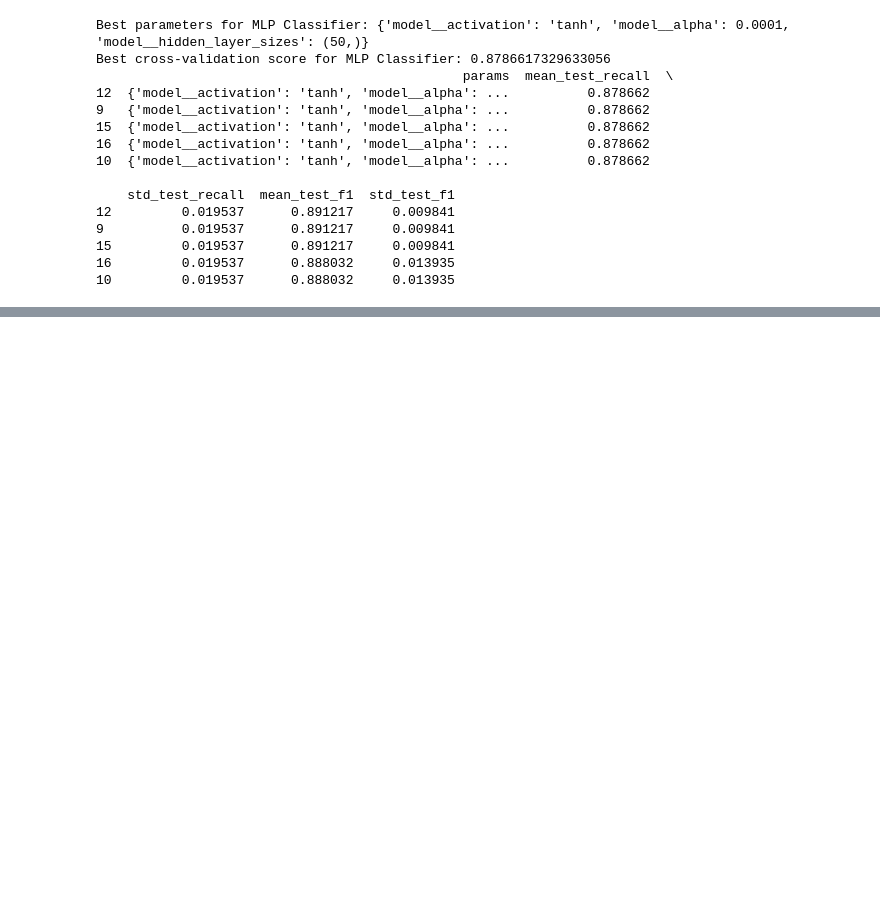
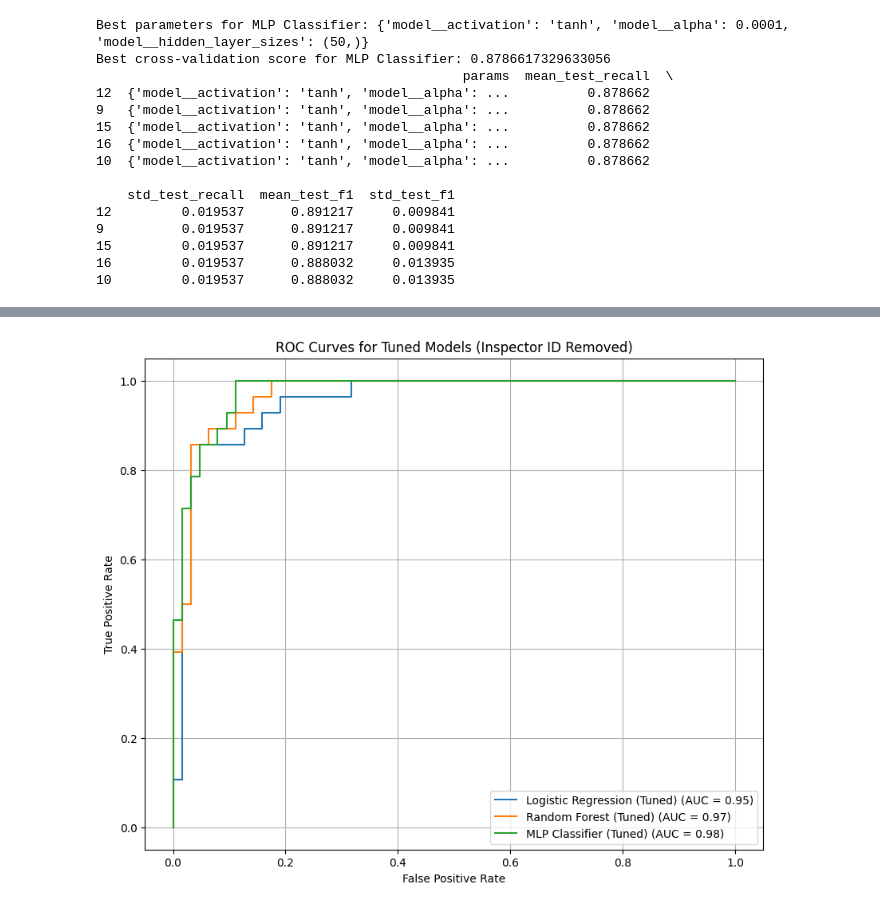
Before and after one commit to getrudechepkemoi00-ship-it/Machine-Learning-Assignment, a Jupyter notebook: 3549112_Assignment.ipynb, the cells around one changed output, grey strips where cells are left out. Saved outputs shown, nothing was run; the diff lists cells and outputs as text; code cells hidden in the pictures; blank space fills up the shorter version.

```diff
--- a/3549112_Assignment.ipynb
+++ b/3549112_Assignment.ipynb
@@ -520,3 +520,21 @@ Best cross-validation score for MLP Classifier: 0.8786617329633056
 15         0.019537      0.891217     0.009841
 16         0.019537      0.888032     0.013935
 10         0.019537      0.888032     0.013935
+# %%
+print("\n--- Evaluating Best Tuned Models (Inspector ID Removed) ---")
+
+tuned_models = {
+    "Logistic Regression (Tuned)": grid_search_logreg.best_estimator_,
+    "Random Forest (Tuned)": grid_search_rf.best_estimator_,
+    "MLP Classifier (Tuned)": grid_search_mlp.best_estimator_
+}
+
+for model_name, model_pipeline in tuned_models.items():
+    print(f"\n--- Evaluating {model_name} ---")
+    y_pred = model_pipeline.predict(x_test_transform)
+
+    print("Classification Report:")
+    print(classification_report(y_test, y_pred))
+
+    print("Confusion Matrix:")
+    print(confusion_matrix(y_test, y_pred))
@@ -522,0 +559,23 @@ Best cross-validation score for MLP Classifier: 0.8786617329633056
+# %%
+plt.figure(figsize=(10, 8))
+
+# Loop through tuned models
+for model_name, model_pipeline in tuned_models.items():
+    # Get probability predictions for the positive class
+    y_pred_proba = model_pipeline.predict_proba(x_test_transform)[:, 1]
+
+    # Calculate ROC curve
+    fpr, tpr, _ = roc_curve(y_test, y_pred_proba)
+    roc_auc = auc(fpr, tpr)
+
+    # Plot ROC curve
+    plt.plot(fpr, tpr, label=f'{model_name} (AUC = {roc_auc:.2f})')
+
+plt.xlabel('False Positive Rate')
+plt.ylabel('True Positive Rate')
+plt.title('ROC Curves for Tuned Models (Inspector ID Removed)')
+plt.legend(loc='lower right')
+plt.grid(True)
+plt.show()
+# %% [output]
+[figure, added]
```
Also changed, not shown: parts of 1 cell of this notebook.
